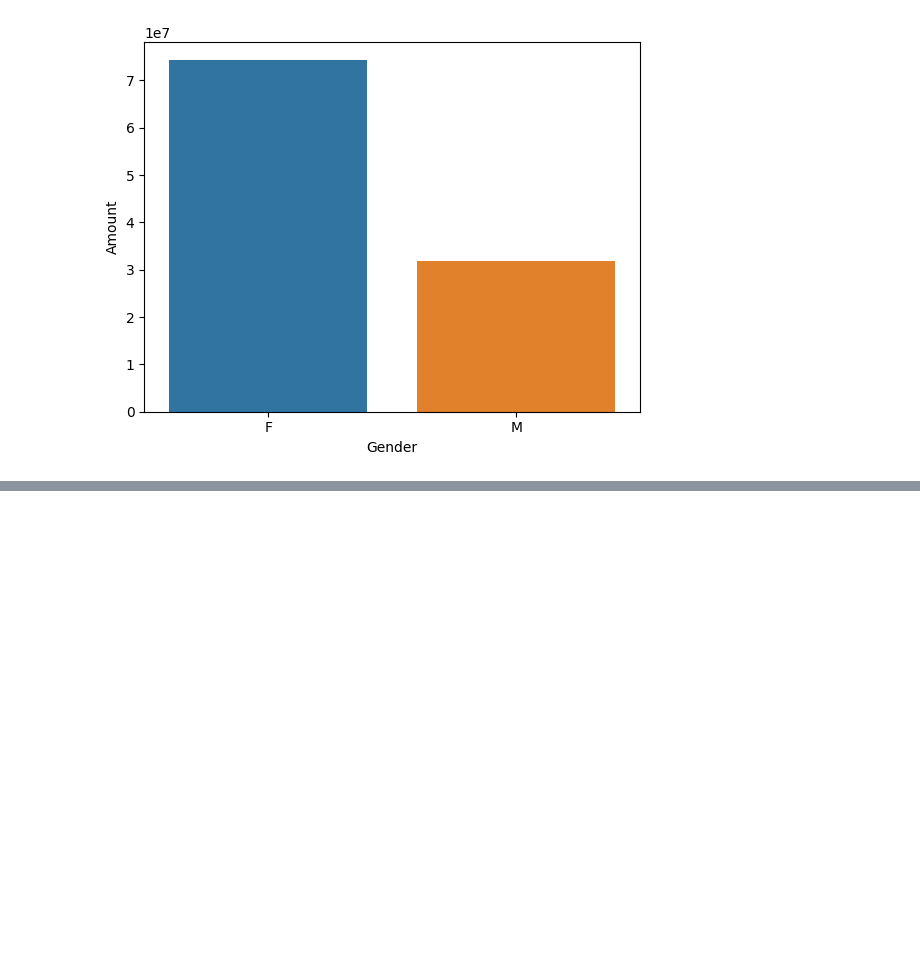
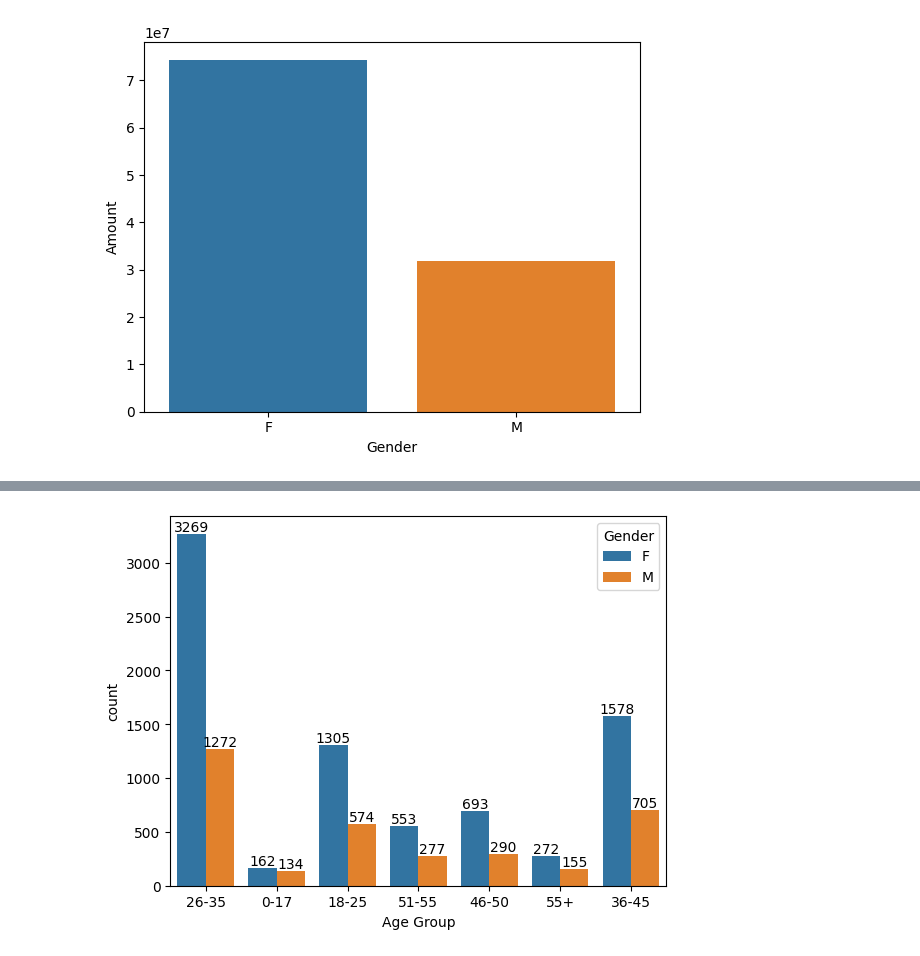
Before and after one commit to ShashiDivs/EDA, a Jupyter notebook: diwali.ipynb, the cells around one changed output, grey strips where cells are left out. Drawn from its saved outputs; the diff is of its cells as text; code cells hidden in the pictures; blank space fills up the shorter version.

```diff
--- a/diwali.ipynb
+++ b/diwali.ipynb
@@ -174,0 +182,7 @@ sns.barplot(x='Gender',y='Amount',data=sales_gen)
+# %%
+ax = sns.countplot(data=df, x='Age Group', hue='Gender')
+
+for i in ax.containers:
+    ax.bar_label(i)
+# %% [output]
+[figure, added]
```
Also changed, not shown: parts of 2 cells of this notebook, 12 other files.
